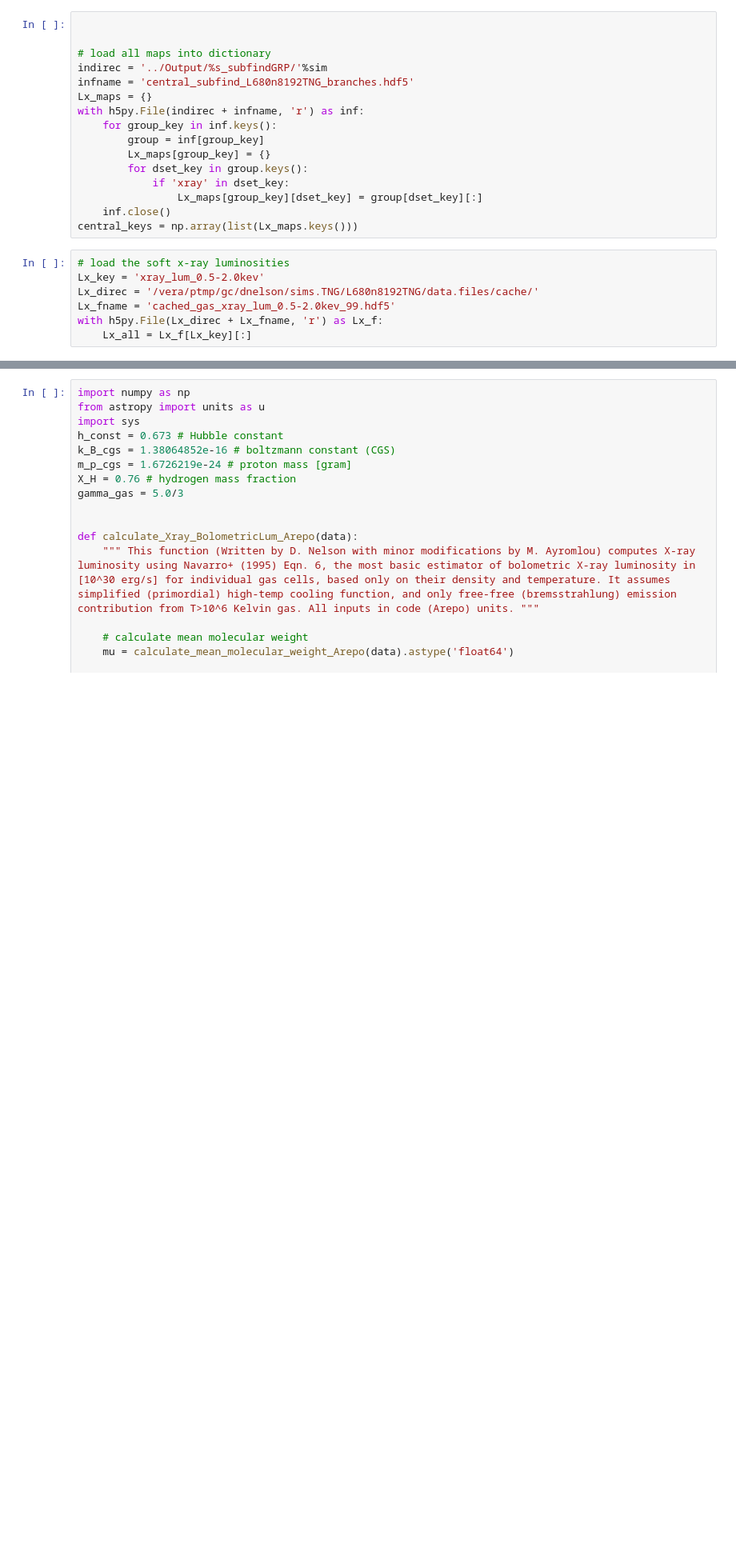
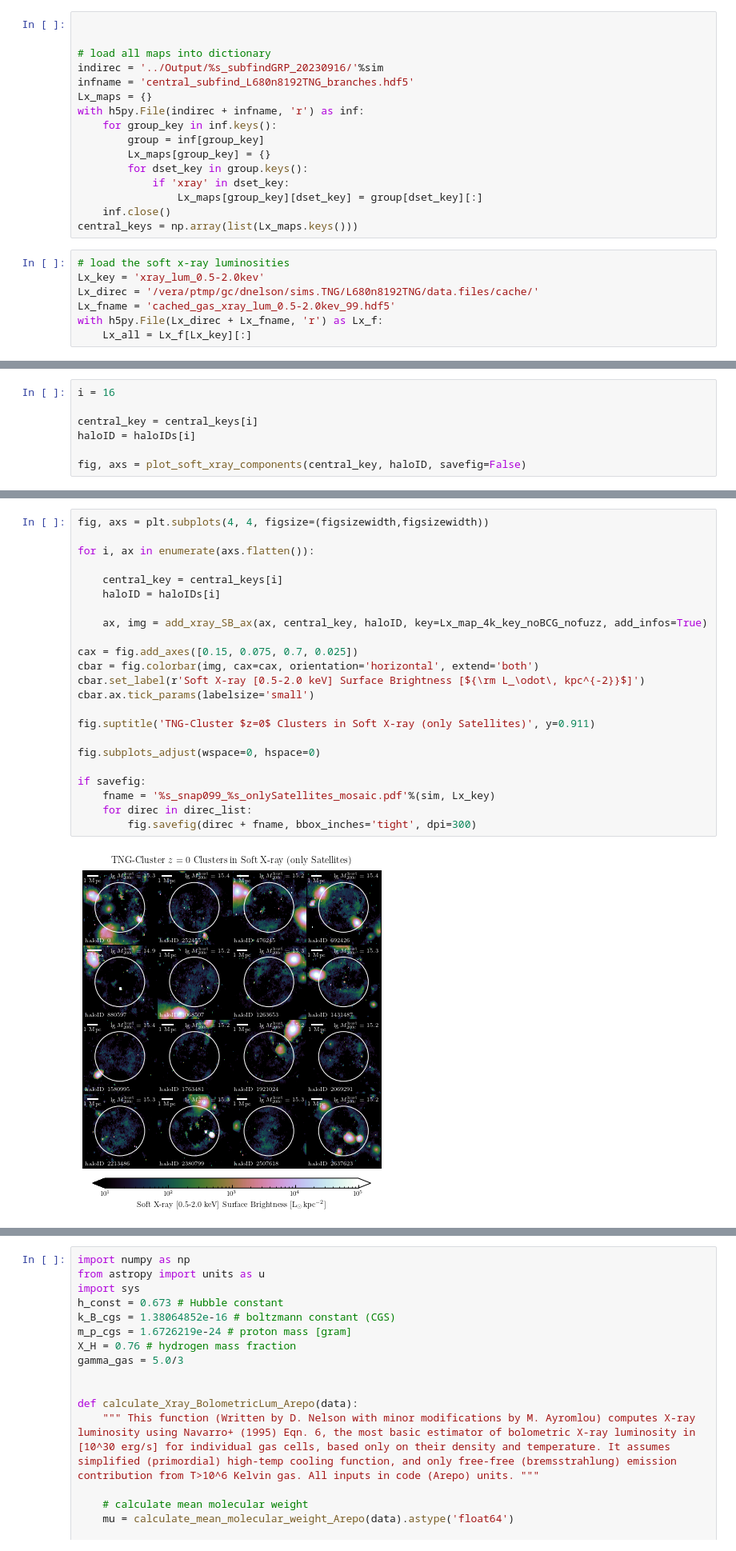
Before and after one commit to ecrohr/TNG_RPS, a Jupyter notebook: src/tng_rps/Plot_sphMap.ipynb, the cells around one changed output, grey strips where cells are left out. Shown at 80% size. Saved outputs shown, nothing was run; the diff lists cells and outputs as text; blank space fills up the shorter version.

```diff
--- a/src/tng_rps/Plot_sphMap.ipynb
+++ b/src/tng_rps/Plot_sphMap.ipynb
@@ -886,7 +896,7 @@ if savefig:
 
 
 # load all maps into dictionary
-indirec = '../Output/%s_subfindGRP/'%sim
+indirec = '../Output/%s_subfindGRP_20230916/'%sim
 infname = 'central_subfind_L680n8192TNG_branches.hdf5'
 Lx_maps = {}
 with h5py.File(indirec + infname, 'r') as inf:
@@ -1234,0 +1276,7 @@ given_halo['subfindID'].size
+# %%
+i = 16
+
+central_key = central_keys[i]
+haloID = haloIDs[i]
+
+fig, axs = plot_soft_xray_components(central_key, haloID, savefig=False)
@@ -1235,3 +1285,28 @@ given_halo['subfindID'].size
+# %%
+fig, axs = plt.subplots(4, 4, figsize=(figsizewidth,figsizewidth))
+
+for i, ax in enumerate(axs.flatten()):
+
+    central_key = central_keys[i]
+    haloID = haloIDs[i]
+
+    ax, img = add_xray_SB_ax(ax, central_key, haloID, key=Lx_map_4k_key_noBCG_nofuzz, add_infos=True)
+
+cax = fig.add_axes([0.15, 0.075, 0.7, 0.025])
+cbar = fig.colorbar(img, cax=cax, orientation='horizontal', extend='both')
+cbar.set_label(r'Soft X-ray [0.5-2.0 keV] Surface Brightness [${\rm L_\odot\, kpc^{-2}}$]')
+cbar.ax.tick_params(labelsize='small')
+
+fig.suptitle('TNG-Cluster $z=0$ Clusters in Soft X-ray (only Satellites)', y=0.911)
+
+fig.subplots_adjust(wspace=0, hspace=0)
+
+if savefig:
+    fname = '%s_snap099_%s_onlySatellites_mosaic.pdf'%(sim, Lx_key)
+    for direc in direc_list:
+        fig.savefig(direc + fname, bbox_inches='tight', dpi=300)
+# %% [output]
+[figure, added]
 # %%
 a0_width = 33.11
 a0_height = 46.81
```
Also changed, not shown: parts of 14 cells of this notebook, 1 other file.
